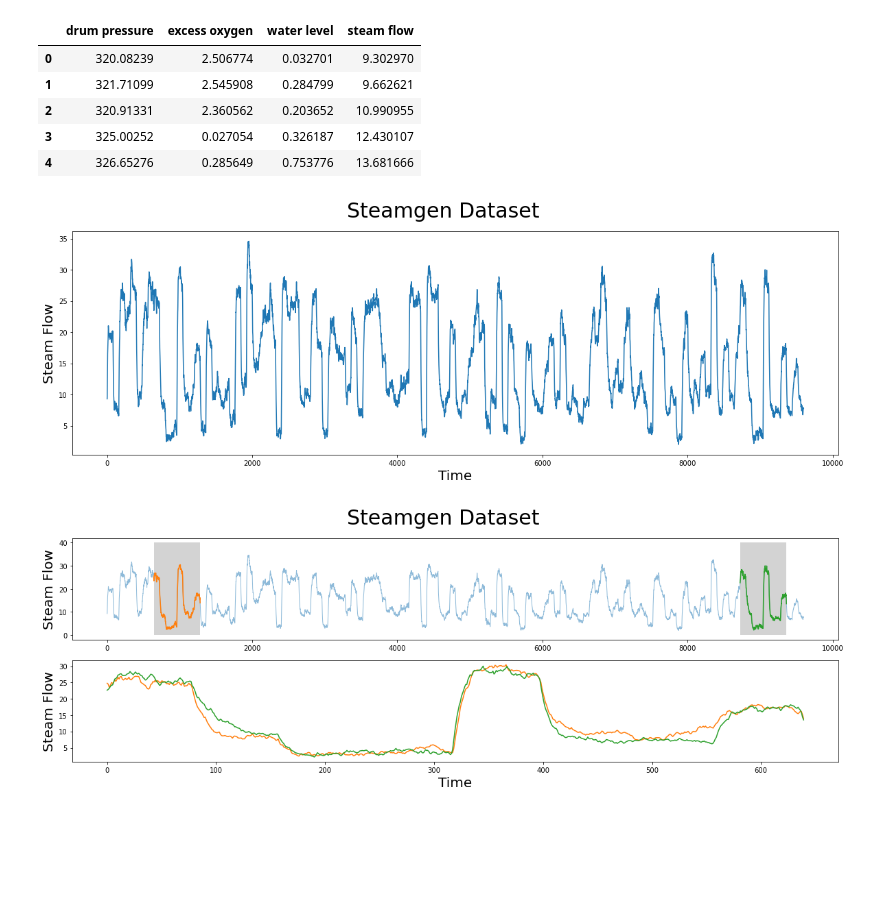
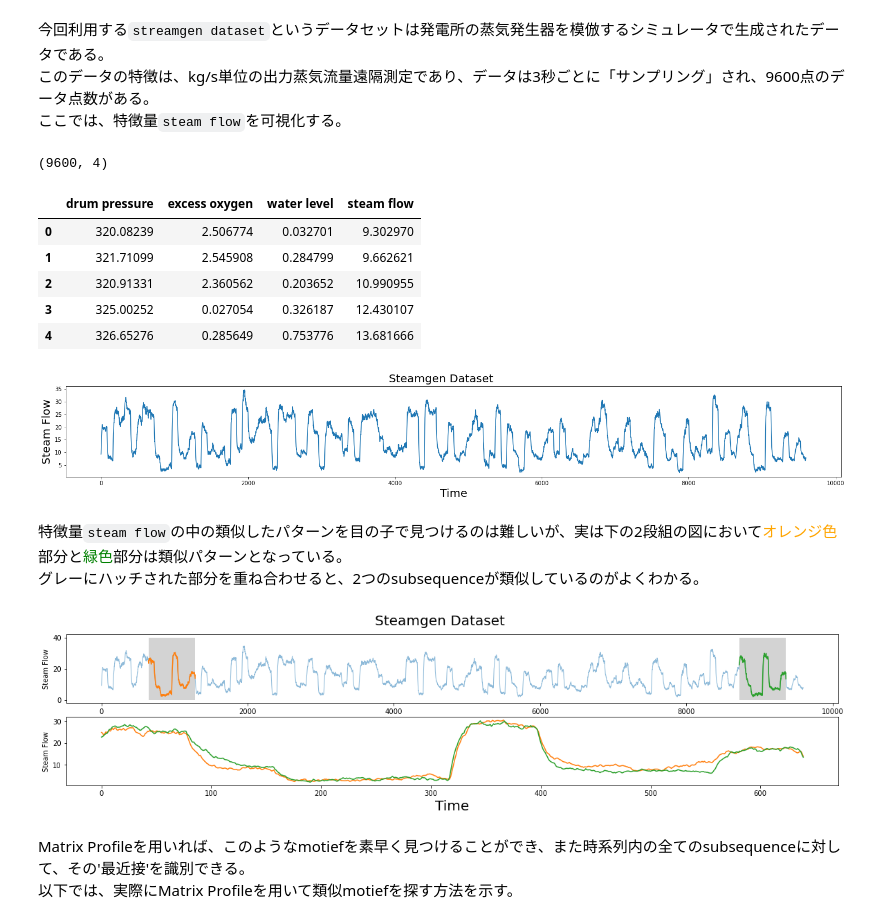
Before and after one commit to okataka123/MatrixProfile, a Jupyter notebook: Tutorials/Stumpy_practice_01.ipynb, the cells around one changed output. Drawn from its saved outputs; the diff is of its cells as text; code cells hidden in the pictures; blank space fills up the shorter version.

```diff
--- a/Stumpy_practice_01.ipynb
+++ b/Tutorials/Stumpy_practice_01.ipynb
@@ -119,13 +152,19 @@ import matplotlib.dates as dates
 from matplotlib.patches import Rectangle
 import datetime as dt
 
-
-plt.rcParams["figure.figsize"] = [20, 6]  # width, height
+# matplotlibで使われるデフォルト値を変更する。
+plt.rcParams["figure.figsize"] = [25, 3]  # width, height
 plt.rcParams['xtick.direction'] = 'out'
+# %% [markdown]
+今回利用する`streamgen dataset`というデータセットは発電所の蒸気発生器を模倣するシミュレータで生成されたデータである。
+このデータの特徴は、kg/s単位の出力蒸気流量遠隔測定であり、データは3秒ごとに「サンプリング」され、9600点のデータ点数がある。
+ここでは、特徴量`steam flow`を可視化する。
 # %%
 steam_df = pd.read_csv("https://zenodo.org/record/4273921/files/STUMPY_Basics_steamgen.csv?download=1")
+print(steam_df.shape)
 steam_df.head()
 # %% [output]
+(9600, 4)
 |  | drum pressure | excess oxygen | water level | steam flow |
 | 0 | 320.08239 | 2.506774 | 0.032701 | 9.302970 |
 | 1 | 321.71099 | 2.545908 | 0.284799 | 9.662621 |
@@ -133,18 +172,21 @@ steam_df.head()
 | 3 | 325.00252 | 0.027054 | 0.326187 | 12.430107 |
 | 4 | 326.65276 | 0.285649 | 0.753776 | 13.681666 |
 # %%
-plt.suptitle('Steamgen Dataset', fontsize='30')
+plt.suptitle('Steamgen Dataset', fontsize='20')
 plt.xlabel('Time', fontsize ='20')
 plt.ylabel('Steam Flow', fontsize='20')
 plt.plot(steam_df['steam flow'].values)
 plt.show()
 # %% [output]
-[figure, old version]
+[figure, new version]
+# %% [markdown]
+特徴量`steam flow`の中の類似したパターンを目の子で見つけるのは難しいが、実は下の2段組の図において<font color="orange">オレンジ色</font>部分と<font color="green">緑色</font>部分は類似パターンとなっている。
+グレーにハッチされた部分を重ね合わせると、2つのsubsequenceが類似しているのがよくわかる。
 # %%
 m = 640
-fig, axs = plt.subplots(2)
-plt.suptitle('Steamgen Dataset', fontsize='30')
-axs[0].set_ylabel("Steam Flow", fontsize='20')
+fig, axs = plt.subplots(2, figsize=(20, 4))
+plt.suptitle('Steamgen Dataset', fontsize='20')
+axs[0].set_ylabel("Steam Flow", fontsize='10')
 axs[0].plot(steam_df['steam flow'], alpha=0.5, linewidth=1)
 axs[0].plot(steam_df['steam flow'].iloc[643:643+m])
 axs[0].plot(steam_df['steam flow'].iloc[8724:8724+m])
@@ -153,12 +195,15 @@ axs[0].add_patch(rect)
 rect = Rectangle((8724, 0), m, 40, facecolor='lightgrey')
 axs[0].add_patch(rect)
 axs[1].set_xlabel("Time", fontsize='20')
-axs[1].set_ylabel("Steam Flow", fontsize='20')
+axs[1].set_ylabel("Steam Flow", fontsize='10')
 axs[1].plot(steam_df['steam flow'].values[643:643+m], color='C1')
 axs[1].plot(steam_df['steam flow'].values[8724:8724+m], color='C2')
 plt.show()
 # %% [output]
-[figure, old version]
+[figure, new version]
+# %% [markdown]
+Matrix Profileを用いれば、このようなmotiefを素早く見つけることができ、また時系列内の全てのsubsequenceに対して、その'最近接'を識別できる。
+以下では、実際にMatrix Profileを用いて類似motiefを探す方法を示す。
 # %%
 m = 640
 mp = stumpy.stump(steam_df['steam flow'], m)
```
Also changed, not shown: parts of 18 cells of this notebook, 3 other files.
